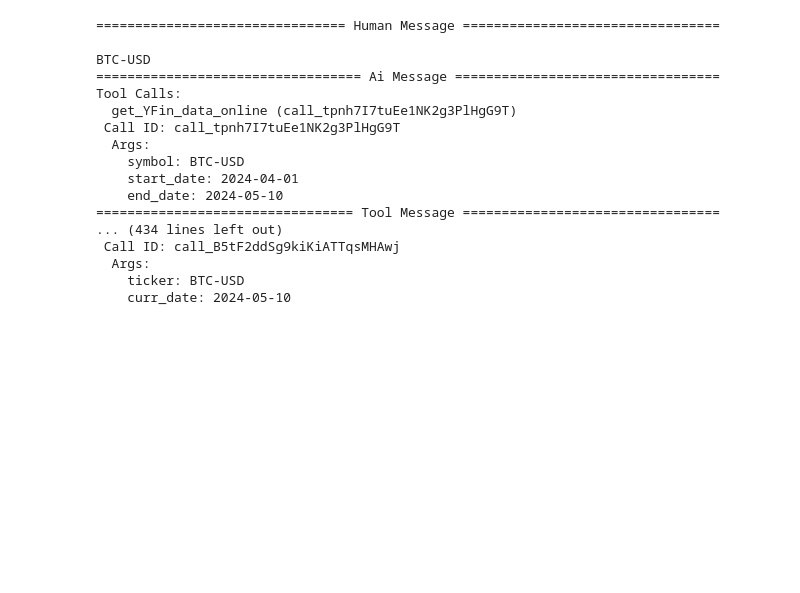
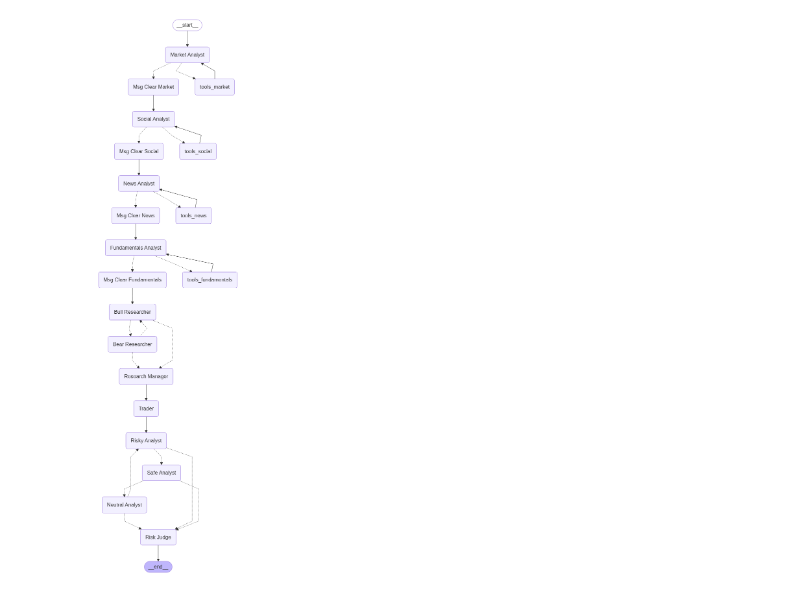
Before and after one commit to grach0v/TradingAgents, a Jupyter notebook: experiments.ipynb, the cells around one changed output. Cells and saved outputs as stored; diff of their text form; code cells hidden in the pictures; blank space fills up the shorter version.

```diff
--- a/experiments.ipynb
+++ b/experiments.ipynb
@@ -10,27 +10,9 @@ from tradingagents.graph.trading_graph import TradingAgentsGraph
 from tradingagents.default_config import DEFAULT_CONFIG
 
 ta = TradingAgentsGraph(debug=True, config=DEFAULT_CONFIG.copy())
-final_state, result = ta.propagate("BTC-USD", "2024-05-10")
-
-print(f"Decision: {result['decision']}")        # "BUY 0.05 BTC"
-print(f"Executed: {result['trade_executed']}")  # True
-print(f"Message: {result['trade_message']}")    # "Successfully bought..."
-print(f"Portfolio: {result['wallet_summary']}")  # Updated holdings
-# %% [output]
-================================ Human Message =================================
-
-BTC-USD
-================================== Ai Message ==================================
-Tool Calls:
-  get_YFin_data_online (call_tpnh7I7tuEe1NK2g3PlHgG9T)
- Call ID: call_tpnh7I7tuEe1NK2g3PlHgG9T
-  Args:
-    symbol: BTC-USD
-    start_date: 2024-04-01
-    end_date: 2024-05-10
-================================= Tool Message =================================
-... (434 lines left out)
- Call ID: call_B5tF2ddSg9kiKiATTqsMHAwj
-  Args:
-    ticker: BTC-USD
-    curr_date: 2024-05-10
+# %%
+from IPython.display import Image, display
+
+display(Image(ta.graph.get_graph().draw_mermaid_png()))
+# %% [output]
+[figure, added]
```
Also changed, not shown: parts of 2 cells of this notebook, 2 other files.
